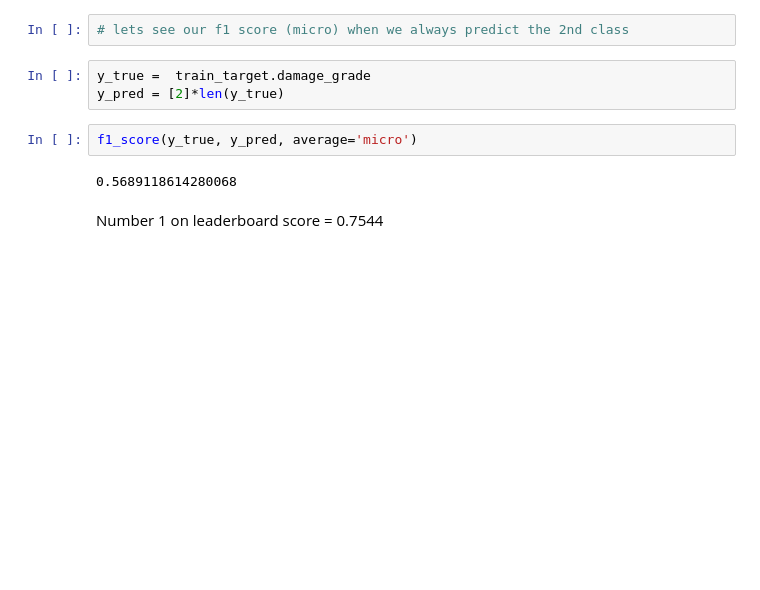
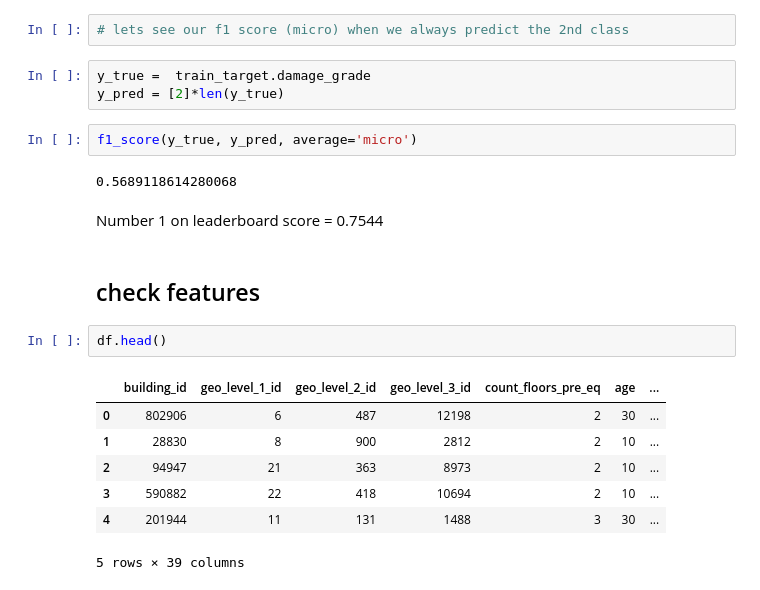
Before and after one commit to alan-flint/Richter-DrivenData, a Jupyter notebook: src/NB_DataCheck.ipynb, the cells around one changed output. Drawn from its saved outputs; the diff is of its cells as text; blank space fills up the shorter version.

```diff
--- a/src/NB_DataCheck.ipynb
+++ b/src/NB_DataCheck.ipynb
@@ -48,3 +79,15 @@ f1_score(y_true, y_pred, average='micro')
 0.5689118614280068
 # %% [markdown]
 Number 1 on leaderboard score = 0.7544
+# %% [markdown]
+## check features
+# %%
+df.head()
+# %% [output]
+|  | building_id | geo_level_1_id | geo_level_2_id | geo_level_3_id | count_floors_pre_eq | age | ... |
+| 0 | 802906 | 6 | 487 | 12198 | 2 | 30 | ... |
+| 1 | 28830 | 8 | 900 | 2812 | 2 | 10 | ... |
+| 2 | 94947 | 21 | 363 | 8973 | 2 | 10 | ... |
+| 3 | 590882 | 22 | 418 | 10694 | 2 | 10 | ... |
+| 4 | 201944 | 11 | 131 | 1488 | 3 | 30 | ... |
+5 rows × 39 columns
```
Also changed, not shown: parts of 59 cells of this notebook, 4 other files.
